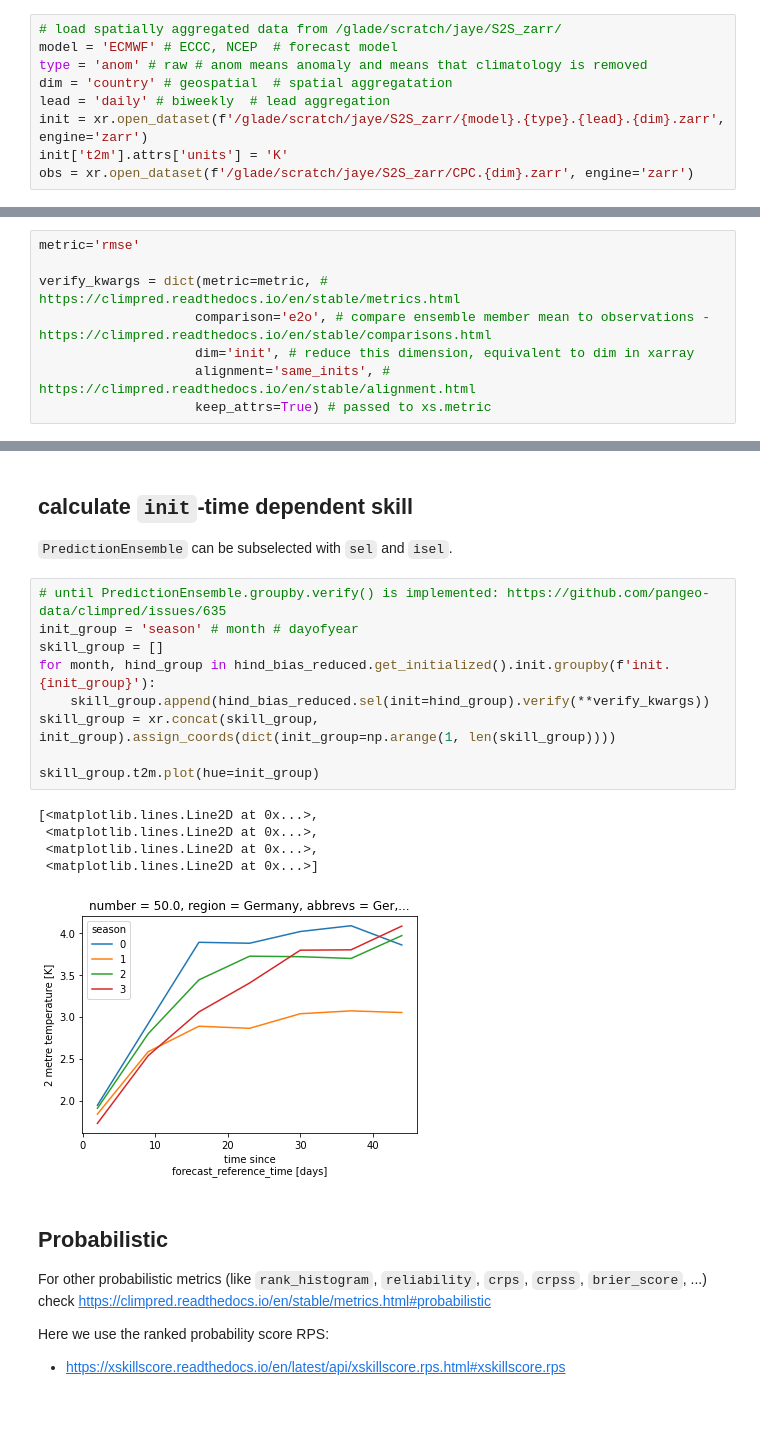
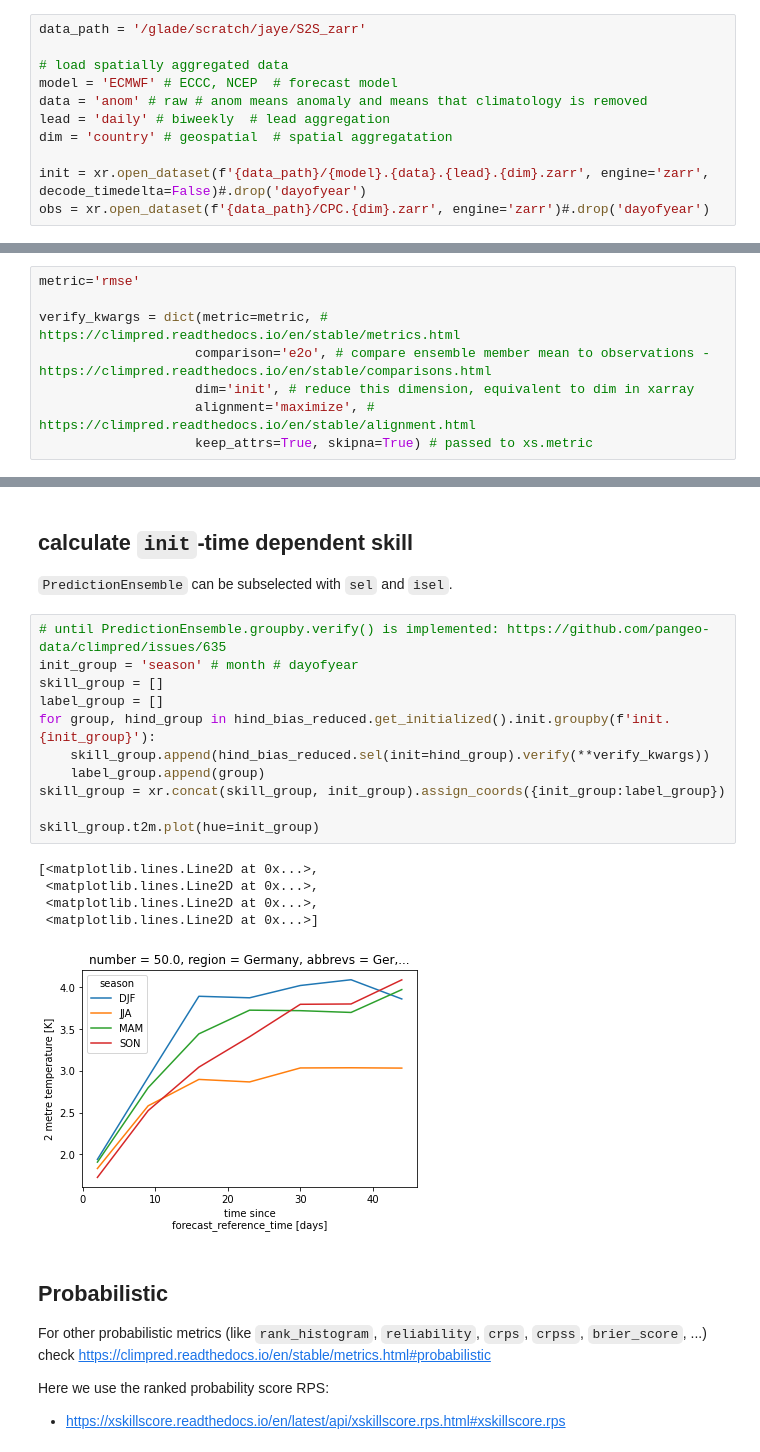
Before and after one commit to NCAR-ASP-2021/s2s_verification_climpred, a Jupyter notebook: climpred_tutorial.ipynb, the cells around one changed output, grey strips where cells are left out. Saved outputs shown, nothing was run; the diff lists cells and outputs as text; blank space fills up the shorter version.

```diff
--- a/climpred_tutorial.ipynb
+++ b/climpred_tutorial.ipynb
@@ -54,9 +61,11 @@ climpred.set_options(warn_for_failed_PredictionEnsemble_xr_call=False)
 # %%
-# load spatially aggregated data from /glade/scratch/jaye/S2S_zarr/
+data_path = '/glade/scratch/jaye/S2S_zarr'
+
+# load spatially aggregated data
 model = 'ECMWF' # ECCC, NCEP  # forecast model
-type = 'anom' # raw # anom means anomaly and means that climatology is removed
+data = 'anom' # raw # anom means anomaly and means that climatology is removed
+lead = 'daily' # biweekly  # lead aggregation
 dim = 'country' # geospatial  # spatial aggregatation
-lead = 'daily' # biweekly  # lead aggregation
-init = xr.open_dataset(f'/glade/scratch/jaye/S2S_zarr/{model}.{type}.{lead}.{dim}.zarr', engine='zarr')
-init['t2m'].attrs['units'] = 'K'
-obs = xr.open_dataset(f'/glade/scratch/jaye/S2S_zarr/CPC.{dim}.zarr', engine='zarr')
+
+init = xr.open_dataset(f'{data_path}/{model}.{data}.{lead}.{dim}.zarr', engine='zarr', decode_timedelta=False)#.drop('dayofyear')
+obs = xr.open_dataset(f'{data_path}/CPC.{dim}.zarr', engine='zarr')#.drop('dayofyear')
@@ -122,8 +141,8 @@ metric='rmse'
 verify_kwargs = dict(metric=metric, # https://climpred.readthedocs.io/en/stable/metrics.html
                     comparison='e2o', # compare ensemble member mean to observations - https://climpred.readthedocs.io/en/stable/comparisons.html
                     dim='init', # reduce this dimension, equivalent to dim in xarray
-                    alignment='same_inits', # https://climpred.readthedocs.io/en/stable/alignment.html
-                    keep_attrs=True) # passed to xs.metric
+                    alignment='maximize', # https://climpred.readthedocs.io/en/stable/alignment.html
+                    keep_attrs=True, skipna=True) # passed to xs.metric
 # %%
 %time skill = hind.verify(**verify_kwargs)
 
@@ -214,18 +233,20 @@ Text(0.5, 1.0, 'RMSE for Germany by forecast model ECMWF biweekly averaged')
 # %%
 # until PredictionEnsemble.groupby.verify() is implemented: https://github.com/pangeo-data/climpred/issues/635
 init_group = 'season' # month # dayofyear
 skill_group = []
-for month, hind_group in hind_bias_reduced.get_initialized().init.groupby(f'init.{init_group}'):
+label_group = []
+for group, hind_group in hind_bias_reduced.get_initialized().init.groupby(f'init.{init_group}'):
     skill_group.append(hind_bias_reduced.sel(init=hind_group).verify(**verify_kwargs))
-skill_group = xr.concat(skill_group, init_group).assign_coords(dict(init_group=np.arange(1, len(skill_group))))
+    label_group.append(group)
+skill_group = xr.concat(skill_group, init_group).assign_coords({init_group:label_group})
 
 skill_group.t2m.plot(hue=init_group)
 # %% [output]
 [<matplotlib.lines.Line2D at 0x...>,
  <matplotlib.lines.Line2D at 0x...>,
  <matplotlib.lines.Line2D at 0x...>,
  <matplotlib.lines.Line2D at 0x...>]
-[figure, old version]
+[figure, new version]
 # %% [markdown]
 ## Probabilistic
 
```
Also changed, not shown: parts of 38 cells of this notebook, 3 other files.
